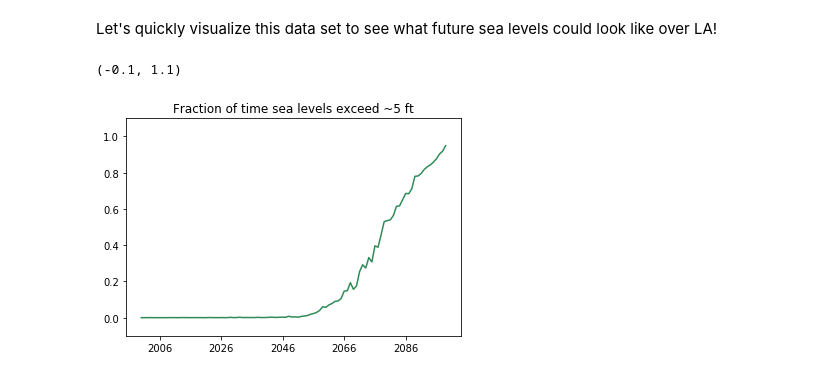
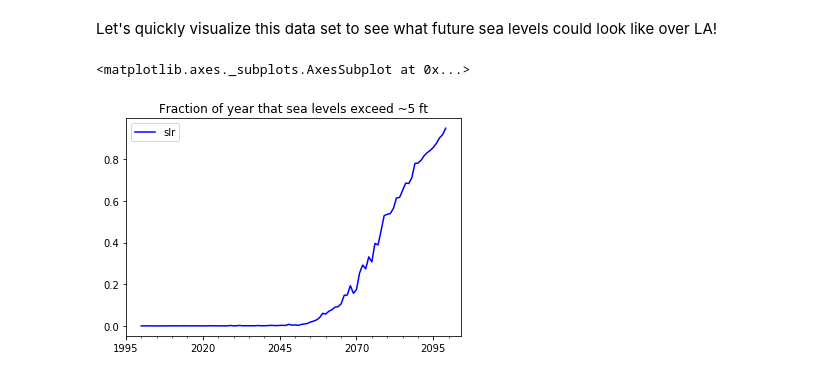
Before and after one commit to neil-berg/climate-data-analyses, a Jupyter notebook: lectures/AOS51_2019W_#2_KEY.ipynb, the cells around one changed output. Cells and saved outputs as stored; diff of their text form; code cells hidden in the pictures.

```diff
--- a/lectures/AOS51_2019W_#2_KEY.ipynb
+++ b/lectures/AOS51_2019W_#2_KEY.ipynb
@@ -640,15 +655,12 @@ slr_df.head(5)
 # %% [markdown]
 Let's quickly visualize this data set to see what future sea levels could look like over LA!
 # %%
-years = slr_df.index;
-sea_levels = slr_df['slr']
-
-plt.plot(years, sea_levels, color='seagreen')
-plt.title('Fraction of time sea levels exceed ~5 ft')
-plt.ylim(-0.1,1.1)
+slr_df.plot(kind='line',
+           color='blue',
+           title='Fraction of year that sea levels exceed ~5 ft')
 # %% [output]
-(-0.1, 1.1)
+<matplotlib.axes._subplots.AxesSubplot at 0x...>
-[figure, old version]
+[figure, new version]
 # %% [markdown]
 <span style="color:red; font-size:20px; font-weight:bold">In-class exercise </span>
 
```
Also changed, not shown: parts of 21 cells of this notebook.
